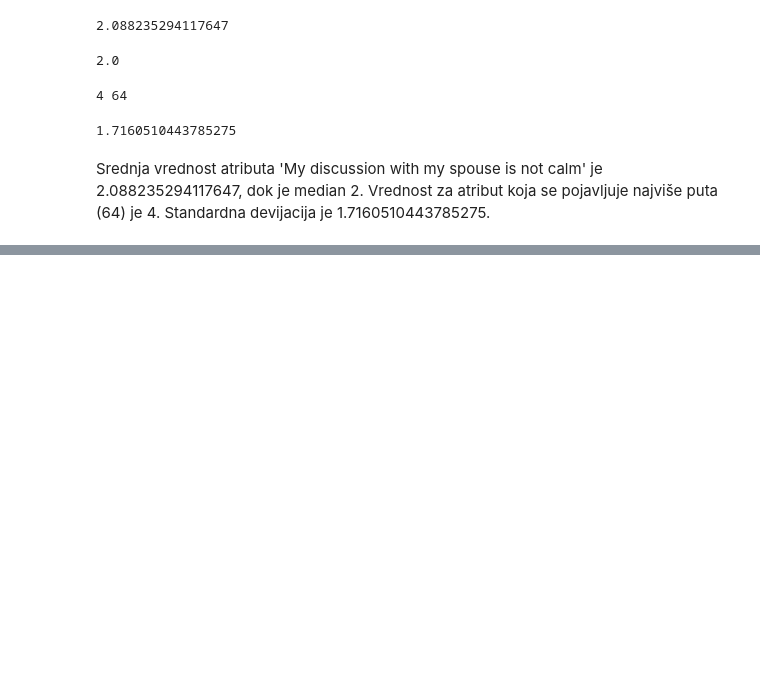
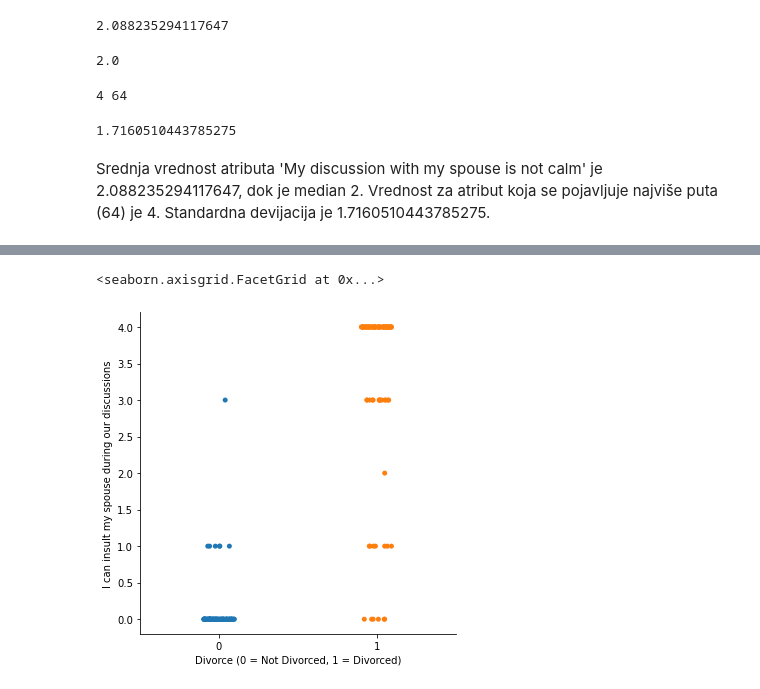
Before and after one commit to NinaLazarevic/DivorcePrediction, a Jupyter notebook: Divorce Prediction.ipynb, the cells around one changed output, grey strips where cells are left out. Cells and saved outputs as stored; diff of their text form; code cells hidden in the pictures; blank space fills up the shorter version.

```diff
--- a/Divorce Prediction.ipynb
+++ b/Divorce Prediction.ipynb
@@ -257,0 +285,6 @@ Srednja vrednost atributa 'My discussion with my spouse is not calm' je 2.088235
+# %%
+spouse_insult_ax = sns.catplot(x="Class", y = "Atr35", hue ="Class", data=divorce_data, col_order = [0, 1])
+spouse_insult_ax.set(ylabel = 'I can insult my spouse during our discussions', xlabel = 'Divorce (0 = Not Divorced, 1 = Divorced)')
+# %% [output]
+<seaborn.axisgrid.FacetGrid at 0x...>
+[figure, added]
```
Also changed, not shown: parts of 12 cells of this notebook.
